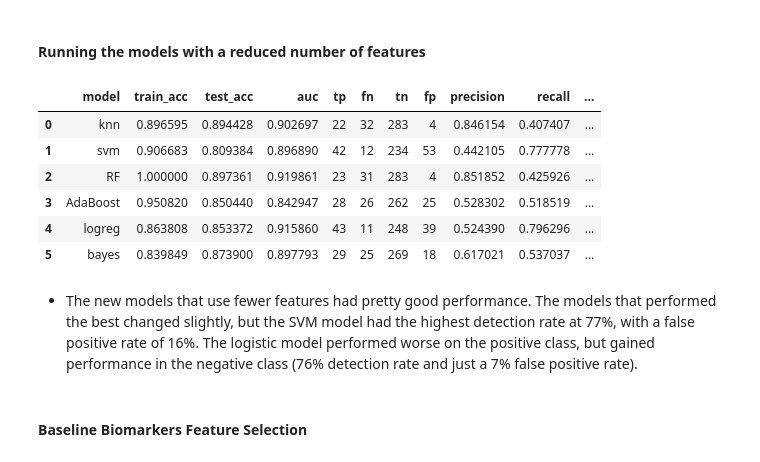
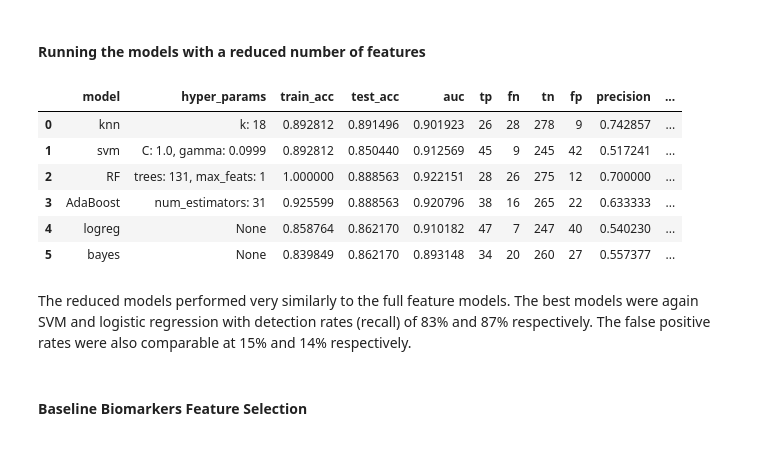
Before and after one commit to Haydost/Springboard_Portfolio, a Jupyter notebook: Capstone_1_Alzheimers_InProgress/5-Machine_Learning.ipynb, the cells around one changed output. Saved outputs shown, nothing was run; the diff lists cells and outputs as text; code cells hidden in the pictures.

```diff
--- a/Capstone_1_Alzheimers_InProgress/5-Machine_Learning.ipynb
+++ b/Capstone_1_Alzheimers_InProgress/5-Machine_Learning.ipynb
@@ -1701,8 +1701,8 @@ df5
 - An 11 PC test will be examined to see if these numbers can be improved.
 # %%
 # slice the first 11 principal components
-Xpca_train = Xpca_train_all[:,0:12]
-Xpca_test = Xpca_test_all[:,0:12]
+Xpca_train = Xpca_train_all[:,0:11]
+Xpca_test = Xpca_test_all[:,0:11]
 # %%
 df6 = ml.run_models(Xpca_train, Xpca_test, y_train, y_test)
 df6
@@ -1738,7 +1738,8 @@ from feature_selector import FeatureSelector
 feature_names, Xd, yd = ml.get_delta_scaled(final_exam)
 # %%
 # separate into training and test data
-Xd_train, Xd_test, yd_train, yd_test = train_test_split(Xd, yd, test_size=0.3, stratify=yd)
+Xd_train, Xd_test, yd_train, yd_test = train_test_split(Xd, yd, test_size=0.3,
+                                                        random_state=21, stratify=yd)
 # %%
 # convert to dataframe for the feature selector
 X_train = pd.DataFrame(Xd_train, columns=feature_names)
@@ -1840,15 +1834,21 @@ X_test = np.array(X_test)
-# %%
-ml.run_models(X_train, X_test, yd_train, yd_test)
-# %% [output]
-|  | model | train_acc | test_acc | auc | tp | fn | tn | fp | precision | recall | ... |
-| 0 | knn | 0.896595 | 0.894428 | 0.902697 | 22 | 32 | 283 | 4 | 0.846154 | 0.407407 | ... |
-| 1 | svm | 0.906683 | 0.809384 | 0.896890 | 42 | 12 | 234 | 53 | 0.442105 | 0.777778 | ... |
-| 2 | RF | 1.000000 | 0.897361 | 0.919861 | 23 | 31 | 283 | 4 | 0.851852 | 0.425926 | ... |
-| 3 | AdaBoost | 0.950820 | 0.850440 | 0.842947 | 28 | 26 | 262 | 25 | 0.528302 | 0.518519 | ... |
-| 4 | logreg | 0.863808 | 0.853372 | 0.915860 | 43 | 11 | 248 | 39 | 0.524390 | 0.796296 | ... |
-| 5 | bayes | 0.839849 | 0.873900 | 0.897793 | 29 | 25 | 269 | 18 | 0.617021 | 0.537037 | ... |
-# %% [markdown]
-- The new models that use fewer features had pretty good performance. The models that performed the best changed slightly, but the SVM model had the highest detection rate at 77%, with a false positive rate of 16%. The logistic model performed worse on the positive class, but gained performance in the negative class (76% detection rate and just a 7% false positive rate).
+# %%
+# drop the features identified from feature selection
+mask = (feature_names != 'ADAS13_delta') & (feature_names != 'PTGENDER_Male')
+Xtrain_reduced = Xd_train[:,mask]
+Xtest_reduced = Xd_test[:,mask]
+# %%
+deltas_red = ml.run_models(Xtrain_reduced, Xtest_reduced, yd_train, yd_test)
+deltas_red
+# %% [output]
+|  | model | hyper_params | train_acc | test_acc | auc | tp | fn | tn | fp | precision | ... |
+| 0 | knn | k: 18 | 0.892812 | 0.891496 | 0.901923 | 26 | 28 | 278 | 9 | 0.742857 | ... |
+| 1 | svm | C: 1.0, gamma: 0.0999 | 0.892812 | 0.850440 | 0.912569 | 45 | 9 | 245 | 42 | 0.517241 | ... |
+| 2 | RF | trees: 131, max_feats: 1 | 1.000000 | 0.888563 | 0.922151 | 28 | 26 | 275 | 12 | 0.700000 | ... |
+| 3 | AdaBoost | num_estimators: 31 | 0.925599 | 0.888563 | 0.920796 | 38 | 16 | 265 | 22 | 0.633333 | ... |
+| 4 | logreg | None | 0.858764 | 0.862170 | 0.910182 | 47 | 7 | 247 | 40 | 0.540230 | ... |
+| 5 | bayes | None | 0.839849 | 0.862170 | 0.893148 | 34 | 20 | 260 | 27 | 0.557377 | ... |
+# %% [markdown]
+The reduced models performed very similarly to the full feature models. The best models were again SVM and logistic regression with detection rates (recall) of 83% and 87% respectively. The false positive rates were also comparable at 15% and 14% respectively.
 # %% [markdown]
 #### Baseline Biomarkers Feature Selection
 # %%
```
Also changed, not shown: parts of 6 cells of this notebook, 3 other files.
